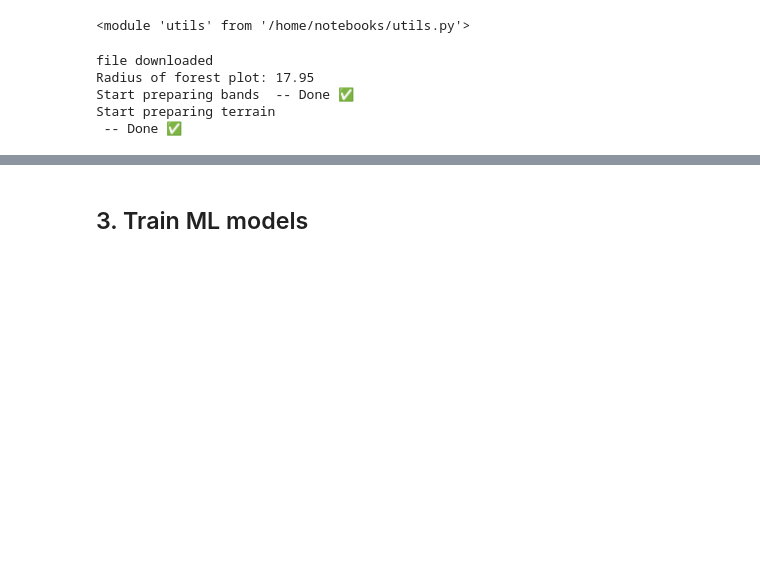
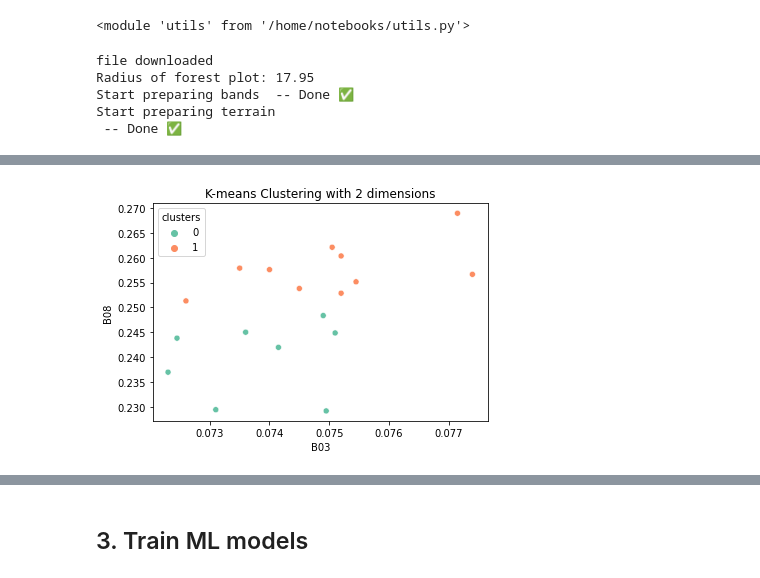
Before and after one commit to mishagrol/ForestMapping, a Jupyter notebook: notebooks/ForrestMapping.ipynb, the cells around one changed output, grey strips where cells are left out. Drawn from its saved outputs; the diff is of its cells as text; code cells hidden in the pictures; blank space fills up the shorter version.

```diff
--- a/notebooks/ForrestMapping.ipynb
+++ b/notebooks/ForrestMapping.ipynb
@@ -153,0 +196,6 @@ bands
+# %%
+sns.scatterplot(x="B03", y="B08", hue=df['clusters'], data=df, palette=sns.color_palette(palette='Set2'))
+plt.title('K-means Clustering with 2 dimensions')
+plt.show()
+# %% [output]
+[figure, added]
```
Also changed, not shown: parts of 24 cells of this notebook.
